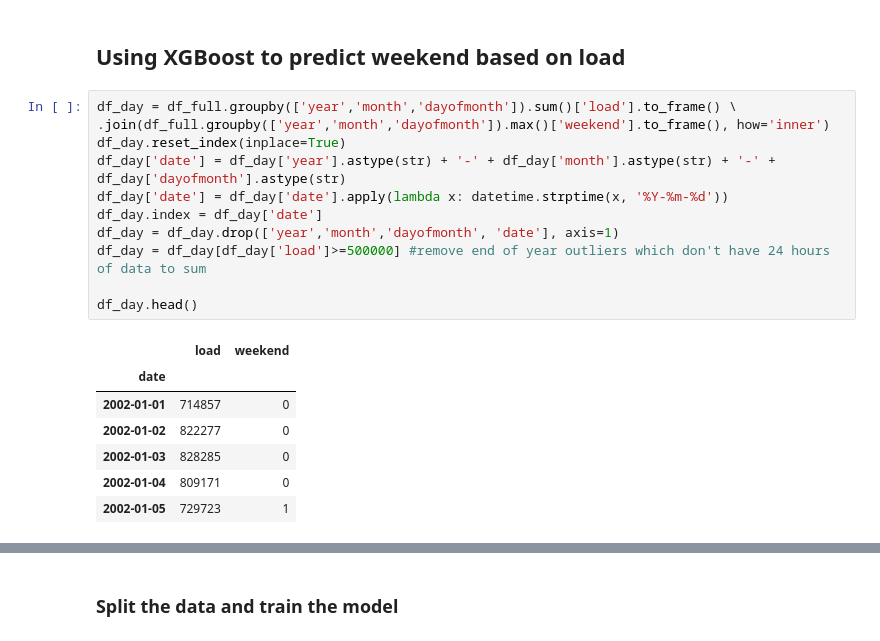
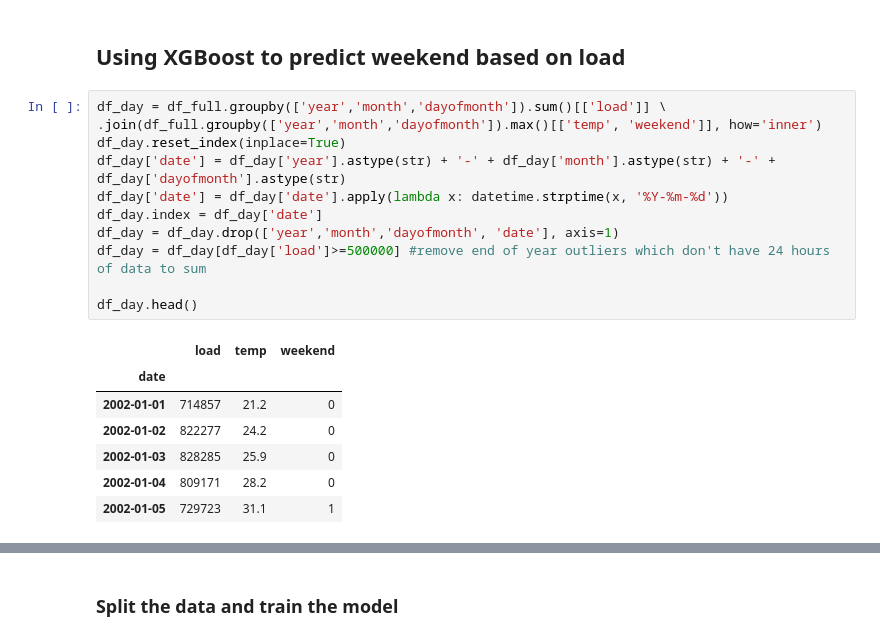
Before and after one commit to robmoratore/ShellDnA, a Jupyter notebook: Shell_Dna_EnergyLoad.ipynb, the cells around one changed output, grey strips where cells are left out. Saved outputs shown, nothing was run; the diff lists cells and outputs as text.

```diff
--- a/Shell_Dna_EnergyLoad.ipynb
+++ b/Shell_Dna_EnergyLoad.ipynb
@@ -412,21 +394,21 @@ plot = plt.suptitle('Best Predicted Day')
 # %% [markdown]
 ## Using XGBoost to predict weekend based on load
 # %%
-df_day = df_full.groupby(['year','month','dayofmonth']).sum()['load'].to_frame() \
-.join(df_full.groupby(['year','month','dayofmonth']).max()['weekend'].to_frame(), how='inner')
+df_day = df_full.groupby(['year','month','dayofmonth']).sum()[['load']] \
+.join(df_full.groupby(['year','month','dayofmonth']).max()[['temp', 'weekend']], how='inner')
 df_day.reset_index(inplace=True)
 df_day['date'] = df_day['year'].astype(str) + '-' + df_day['month'].astype(str) + '-' + df_day['dayofmonth'].astype(str)
 df_day['date'] = df_day['date'].apply(lambda x: datetime.strptime(x, '%Y-%m-%d'))
 df_day.index = df_day['date']
 df_day = df_day.drop(['year','month','dayofmonth', 'date'], axis=1)
 df_day = df_day[df_day['load']>=500000] #remove end of year outliers which don't have 24 hours of data to sum
 
 df_day.head()
 # %% [output]
-|  | load | weekend |
-| date |  |  |
-| 2002-01-01 | 714857 | 0 |
-| 2002-01-02 | 822277 | 0 |
-| 2002-01-03 | 828285 | 0 |
-| 2002-01-04 | 809171 | 0 |
-| 2002-01-05 | 729723 | 1 |
+|  | load | temp | weekend |
+| date |  |  |  |
+| 2002-01-01 | 714857 | 21.2 | 0 |
+| 2002-01-02 | 822277 | 24.2 | 0 |
+| 2002-01-03 | 828285 | 25.9 | 0 |
+| 2002-01-04 | 809171 | 28.2 | 0 |
+| 2002-01-05 | 729723 | 31.1 | 1 |
```
Also changed, not shown: parts of 31 cells of this notebook, 13 other files.
